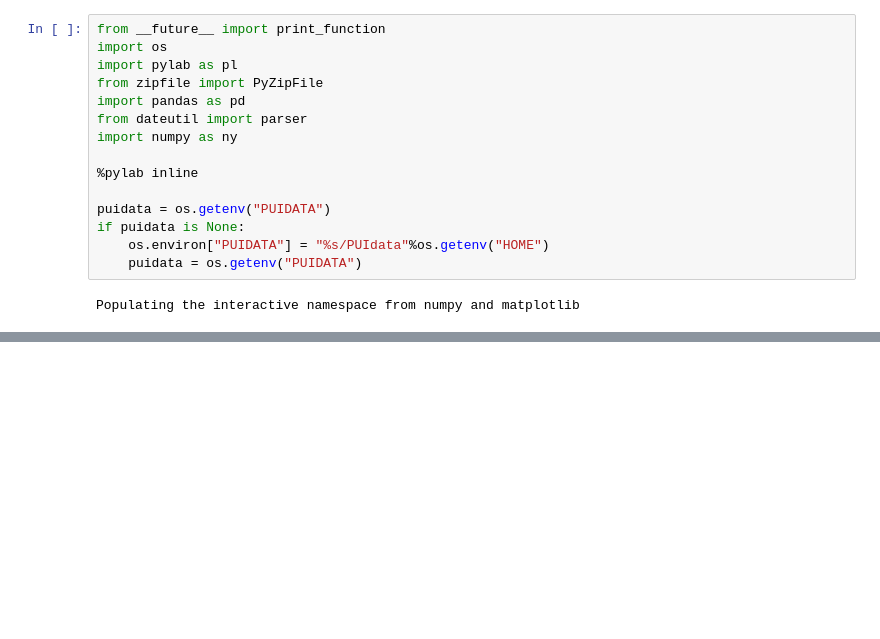
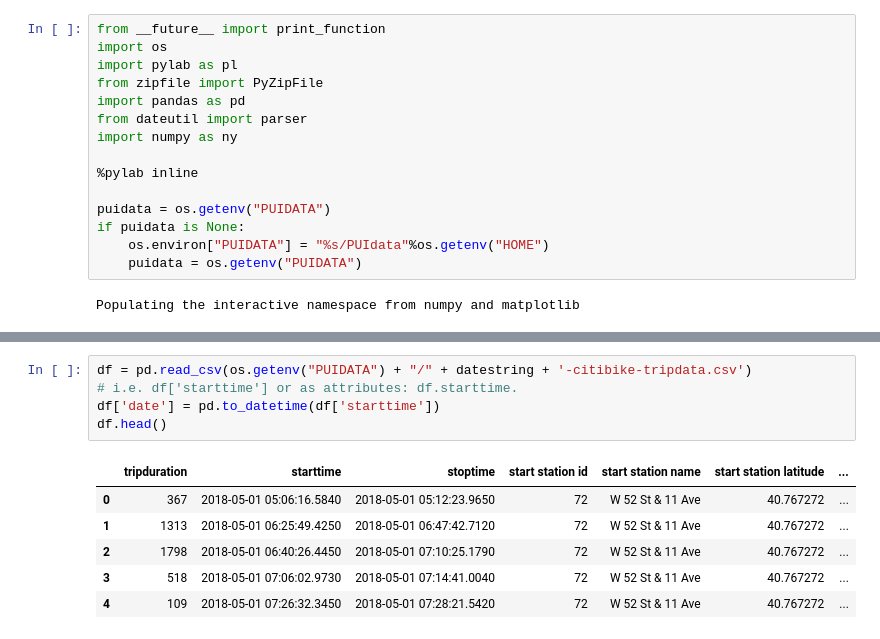
Before and after one commit to effyfan/PUI2018_yf1150, a Jupyter notebook: HW4_yf1150/HW4_2_yf1150.ipynb, the cells around one changed output, grey strips where cells are left out. Saved outputs shown, nothing was run; the diff lists cells and outputs as text; blank space fills up the shorter version.

```diff
--- a/HW4_yf1150/HW4_2_yf1150.ipynb
+++ b/HW4_yf1150/HW4_2_yf1150.ipynb
@@ -272,0 +62,12 @@ overlapped_bar(df, show=False)
+# %%
+df = pd.read_csv(os.getenv("PUIDATA") + "/" + datestring + '-citibike-tripdata.csv')
+# i.e. df['starttime'] or as attributes: df.starttime.
+df['date'] = pd.to_datetime(df['starttime'])
+df.head()
+# %% [output]
+|  | tripduration | starttime | stoptime | start station id | start station name | start station latitude | ... |
+| 0 | 367 | 2018-05-01 05:06:16.5840 | 2018-05-01 05:12:23.9650 | 72 | W 52 St & 11 Ave | 40.767272 | ... |
+| 1 | 1313 | 2018-05-01 06:25:49.4250 | 2018-05-01 06:47:42.7120 | 72 | W 52 St & 11 Ave | 40.767272 | ... |
+| 2 | 1798 | 2018-05-01 06:40:26.4450 | 2018-05-01 07:10:25.1790 | 72 | W 52 St & 11 Ave | 40.767272 | ... |
+| 3 | 518 | 2018-05-01 07:06:02.9730 | 2018-05-01 07:14:41.0040 | 72 | W 52 St & 11 Ave | 40.767272 | ... |
+| 4 | 109 | 2018-05-01 07:26:32.3450 | 2018-05-01 07:28:21.5420 | 72 | W 52 St & 11 Ave | 40.767272 | ... |
```
Also changed, not shown: parts of 54 cells of this notebook.
